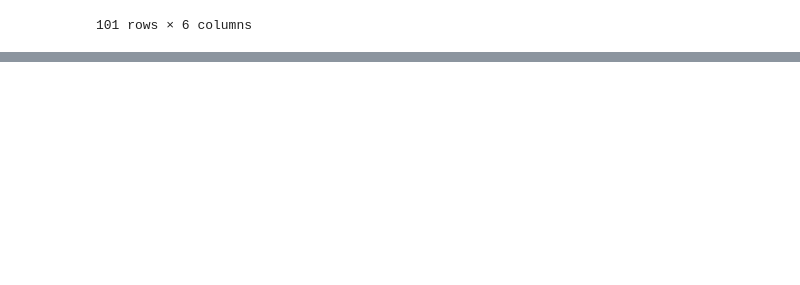
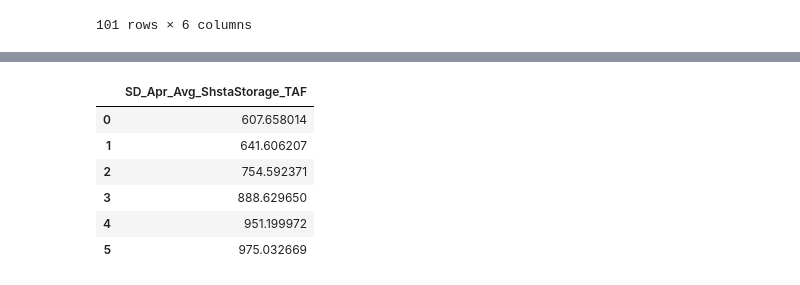
Before and after one commit to clairemmeaney/CoEqwal, a Jupyter notebook: coeqwalpythonlib_copy/coeqwalpythonlib/Demo_notebook.ipynb, the cells around one changed output, grey strips where cells are left out. Cells and saved outputs as stored; diff of their text form; code cells hidden in the pictures; blank space fills up the shorter version.

```diff
--- a/coeqwalpythonlib_copy/coeqwalpythonlib/Demo_notebook.ipynb
+++ b/coeqwalpythonlib_copy/coeqwalpythonlib/Demo_notebook.ipynb
@@ -109,0 +134,12 @@ shasta_ann_totals
+# %%
+# double check w/ new data
+SD_Apr_Avg_ShstaStorage_TAF_df = compute_sd(df, "S_SHSTA_", "SD_Apr_Avg_ShstaStorage_TAF", units = "TAF", months=[4])
+SD_Apr_Avg_ShstaStorage_TAF_df
+# %% [output]
+|  | SD_Apr_Avg_ShstaStorage_TAF |
+| 0 | 607.658014 |
+| 1 | 641.606207 |
+| 2 | 754.592371 |
+| 3 | 888.629650 |
+| 4 | 951.199972 |
+| 5 | 975.032669 |
```
Also changed, not shown: parts of 5 cells of this notebook, 2 other files.
